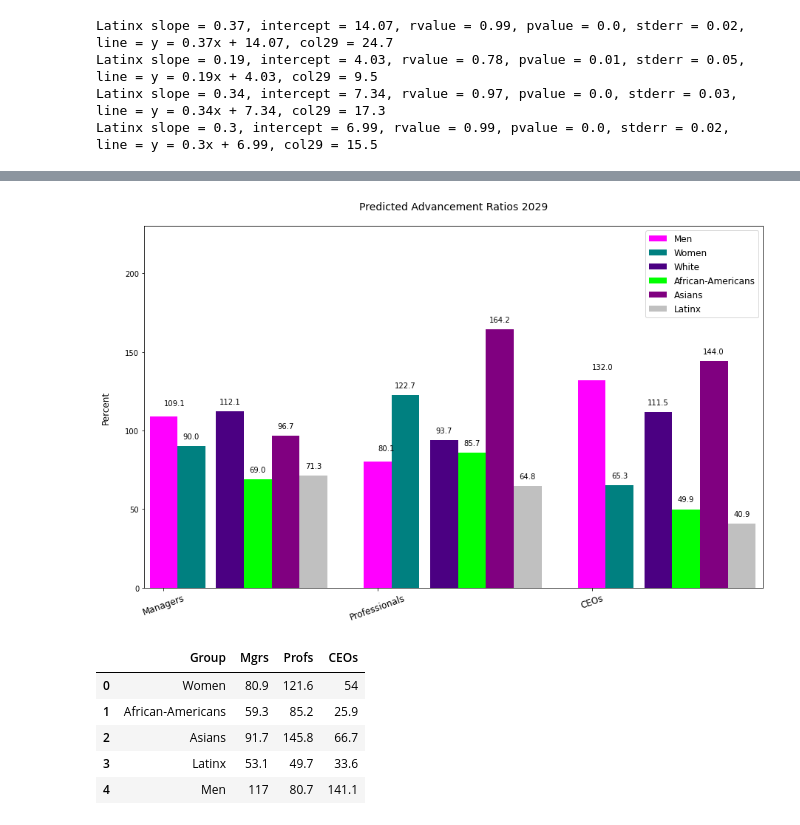
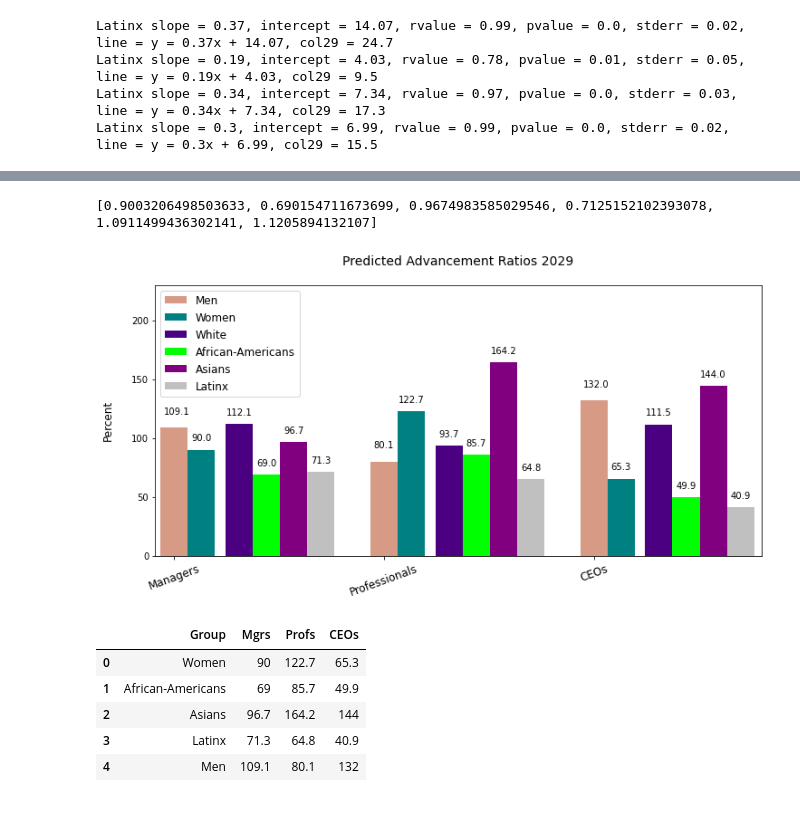
Before and after one commit to mfineman/Race-Gender-Analysis, a Jupyter notebook: BLS_Project_MRF.ipynb, the cells around one changed output, grey strips where cells are left out. Cells and saved outputs as stored; diff of their text form; code cells hidden in the pictures.

```diff
--- a/BLS_Project_MRF.ipynb
+++ b/BLS_Project_MRF.ipynb
@@ -389,29 +407,30 @@ for i in range(len(white29)-1):
     white29.loc[index,"Professionals"] = ((white29.loc[(index -1),"Professionals"] + (ann_change_df.loc[5,"Professionals"]*white29.loc[index-1,"Professionals"]))).round(3)
     index += 1
 # %%
+colors = ["#d79a85","teal","lime","purple","silver","indigo"]
 def graph(column,level,legend_pos):
     # line 1 points
-    plt.figure(figsize=[7,5])
+    plt.figure(figsize=[12,8.5])
     x1 = np.array([2020,2021,2022,2023,2023,2025,2026,2027,2028,2029])
     y1 = women29[column]
     x_axis = x1
-    plt.plot(x1, y1, label = "Women",color=colors[0])
+    plt.plot(x1, y1, label = "Women",color=colors[1])
 
     x2 = [2020,2021,2022,2023,2023,2025,2026,2027,2028,2029]
     y2 = black29[column]
-    plt.plot(x2, y2, label = "African-Americans", color=colors[1])
+    plt.plot(x2, y2, label = "African-Americans", color=colors[2])
 
     x3 = [2020,2021,2022,2023,2023,2025,2026,2027,2028,2029]
     y3 = asian29[column]
-    plt.plot(x3, y3, label = "Asians", color=colors[2])
+    plt.plot(x3, y3, label = "Asians", color=colors[3])
 
     x4 = [2020,2021,2022,2023,2023,2025,2026,2027,2028,2029]
     y4 = latinx29[column]
-    plt.plot(x4, y4, label = "Latinx", color=colors[3])
+    plt.plot(x4, y4, label = "Latinx", color=colors[4])
 
     x5 = [2020,2021,2022,2023,2023,2025,2026,2027,2028,2029]
     y5 = men29[column]
-    plt.plot(x5, y5, label = "Men", color=colors[4])
+    plt.plot(x5, y5, label = "Men", color=colors[0])
 
     x6 = [2020,2021,2022,2023,2023,2025,2026,2027,2028,2029]
     y6 = white29[column]
@@ -422,8 +441,9 @@ def graph(column,level,legend_pos):
     plt.ylim(0,95)
     plt.yticks(np.arange(0,100,10))
     plt.xticks(np.arange(2021,2031,2))
+    plt.title(f"Forecast Representation in {level} Jobs, 2020-2029 \n", fontsize=14)
 
-    plt.savefig(f"templates/Images/{level}_ten_year_graph.png")
+    plt.savefig(f"templates/Images/{level}_forecast_graph.png")
 # %%
 graph('Professionals', 'Professional', (.1,.2) )
 # %% [output]
@@ -671,12 +691,12 @@ ratio2019_df.iloc[5,3] = (advratio_ceos_2019[5]*100).round(1)
 demographics = ["Men","Women","White","African-Americans","Asians","Latinx"]
 
 X = np.arange(3)
-plt.figure(figsize=(15,9))
+plt.figure(figsize=(12,5.5))
 tick_locations = [value for value in X]
 plt.xticks(tick_locations, ["Managers","Professionals","CEOs"],fontsize=12)
 
 plt.bar(X, ratio2019_df.iloc[4,1:4], color = colors[0], width = 0.13, align="center")
-for x,y in zip(X,ratio2019_df.iloc[4,1:4]):
+for x,y in zip(X-0.05,ratio2019_df.iloc[4,1:4]):
     label = "{:.1f}".format(y)
     plt.annotate(label,
                  (x,y),
@@ -775,6 +804,10 @@ advratio(men29,9,4,9,1,advratio_ceos_2029)
 advratio(white29,9,2,9,1,advratio_mgrs_2029)
 advratio(white29,9,3,9,1,advratio_profs_2029)
 advratio(white29,9,4,9,1,advratio_ceos_2029)
+# %%
+print(advratio_mgrs_2029)
+# %% [output]
+[0.9003206498503633, 0.690154711673699, 0.9674983585029546, 0.7125152102393078, 1.0911499436302141, 1.1205894132107]
 # %%
 # Create dataframe
 
@@ -831,12 +864,12 @@ ratio2029_df.iloc[5,3] = (advratio_ceos_2029[5]*100).round(1)
 demographics = ["Men","Women","White","African-Americans","Asians","Latinx"]
 
 X = np.arange(3)
-plt.figure(figsize=(15,9))
+plt.figure(figsize=(12,5.5))
 tick_locations = [value for value in X]
 plt.xticks(tick_locations, ["Managers","Professionals","CEOs"],fontsize=12)
 
 plt.bar(X, ratio2029_df.iloc[4,1:4], color = colors[0], width = 0.13, align="center")
-for x,y in zip(X,ratio2029_df.iloc[4,1:4]):
+for x,y in zip(X-0.05,ratio2029_df.iloc[4,1:4]):
     label = "{:.1f}".format(y)
     plt.annotate(label,
                  (x,y),
@@ -870,43 +903,43 @@ for x,y in zip(X + 0.44,ratio2029_df.iloc[1,1:4]):
                  textcoords="offset points",
                  xytext=(0,10),
                  ha='center')
 
 plt.bar(X + 0.57, ratio2029_df.iloc[2,1:4], color = colors[3], width = 0.13,align="center")
 for x,y in zip(X + 0.57,ratio2029_df.iloc[2,1:4]):
     label = "{:.1f}".format(y)
     plt.annotate(label,
                  (x,y),
                  textcoords="offset points",
                  xytext=(0,10),
                  ha='center')
 
 plt.bar(X + 0.70, ratio2029_df.iloc[3,1:4], color = colors[4], width = 0.13,align="center")
 for x,y in zip(X + 0.70,ratio2029_df.iloc[3,1:4]):
     label = "{:.1f}".format(y)
     plt.annotate(label,
                  (x,y),
                  textcoords="offset points",
                  xytext=(0,10),
                  ha='center')
 plt.title("Predicted Advancement Ratios 2029\n",fontsize=14)
 plt.legend(demographics, loc="best",fontsize=12)
 plt.ylabel("Percent\n",fontsize=12)
 plt.xticks(rotation = 20)
 plt.ylim(0,230)
 plt.xlim(-.09,2.8)
 
 plt.savefig("templates/Images/bar_advratio2029")
 # %% [output]
-[figure, old version]
+[figure, new version]
 # %%
-ratio2010_df.head()
+ratio2029_df.head()
 # %% [output]
 |  | Group | Mgrs | Profs | CEOs |
-| 0 | Women | 80.9 | 121.6 | 54 |
-| 1 | African-Americans | 59.3 | 85.2 | 25.9 |
-| 2 | Asians | 91.7 | 145.8 | 66.7 |
-| 3 | Latinx | 53.1 | 49.7 | 33.6 |
-| 4 | Men | 117 | 80.7 | 141.1 |
+| 0 | Women | 90 | 122.7 | 65.3 |
+| 1 | African-Americans | 69 | 85.7 | 49.9 |
+| 2 | Asians | 96.7 | 164.2 | 144 |
+| 3 | Latinx | 71.3 | 64.8 | 40.9 |
+| 4 | Men | 109.1 | 80.1 | 132 |
 # %%
 # advancement ratios by demographic
 years = ["2010","2019","Predicted 2029"]
```
Also changed, not shown: parts of 38 cells of this notebook, 42 other files.
